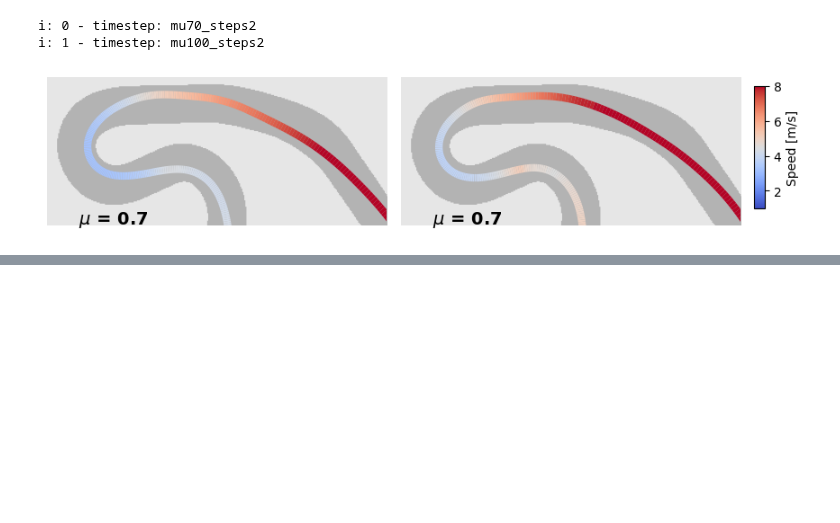
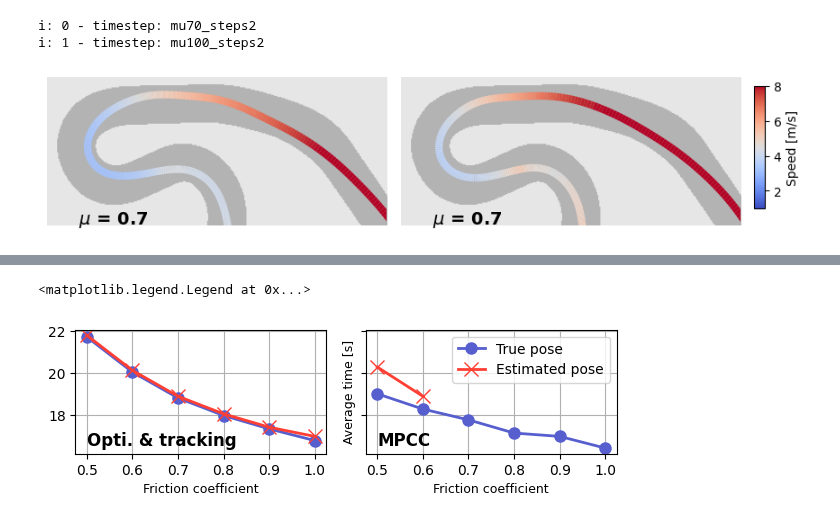
Before and after one commit to BDEvan5/f1tenth_benchmarks, a Jupyter notebook: f1tenth_benchmarks/benchmark_results/friction_result_plots.ipynb, the cells around one changed output, grey strips where cells are left out. Drawn from its saved outputs; the diff is of its cells as text; code cells hidden in the pictures; blank space fills up the shorter version.

```diff
--- a/f1tenth_benchmarks/benchmark_results/friction_result_plots.ipynb
+++ b/f1tenth_benchmarks/benchmark_results/friction_result_plots.ipynb
@@ -132,0 +169,63 @@ i: 1 - timestep: mu100_steps2
+# %%
+friction_vals = [0.5, 0.6, 0.7, 0.8, 0.9, 1]
+map_name = "aut"
+planners = ["PP", "MPCC"]
+modes = ["GlobalPlan", "FullStack"]
+# plot_titles = ["True pose", "Estimated pose"]
+planner_names = [f"{mode}{planner}" for mode in modes for planner in planners]
+timesteps = [4]
+
+
+block_size = 150
+summary_df = pd.read_csv("Logs/Summary.csv")
+summary_df = summary_df[summary_df.MapName == map_name]
+
+pp_df = summary_df[summary_df.Vehicle.str.contains("PP")]
+pp_df = pp_df[pp_df.TestID.str[:2] == "mu"]
+test_ids = pp_df["TestID"].str.split("_", expand=True)
+pp_df["mu"] = test_ids[0].str[2:].astype(float) / 100
+timestep_series = test_ids[1].str[5:]
+timestep_series.dropna(inplace=True)
+pp_df["simulator_timestep"] = timestep_series.astype(int)
+pp_df["CompletionRate"] *= 100
+pp_df = pp_df[pp_df["simulator_timestep"].isin(timesteps)]
+
+mpcc_df = summary_df[summary_df.Vehicle.str.contains("MPCC")]
+mpcc_df = mpcc_df[mpcc_df.TestID.str[:4] == "mpcc"]
+test_ids = mpcc_df["TestID"].str.split("_", expand=True)
+mpcc_df["mu"] = test_ids[1].str[2:].astype(float) / 100
+mpcc_df["CompletionRate"] *= 100
+
+
+fig, axs = plt.subplots(1, 2, figsize=(6, 2.), sharex=True, sharey=True)
+
+plt.sca(axs[0])
+plan_pp_df = pp_df[pp_df["Vehicle"] == "GlobalPlanPP"].sort_values(by="mu")
+plt.plot(plan_pp_df["mu"], plan_pp_df["AvgTime"], '-o', label="True pose", linewidth=2, color=periwinkle, markersize=8)
+full_pp_df = pp_df[pp_df["Vehicle"] == "FullStackPP"].sort_values(by="mu")
+plt.plot(full_pp_df["mu"], full_pp_df["AvgTime"], '-x', label="Estimated pose", linewidth=2, color=red_orange, markersize=10)
+
+plt.xlabel("Friction coefficient", size=9)
+# plt.ylabel("Average time [s]", size=9)
+plt.grid()
+plt.text(0.5, 16.5, "Opti. & tracking", fontsize=12, fontdict={'weight': 'bold'})
+
+plt.sca(axs[1])
+plan_mpcc_df = mpcc_df[mpcc_df["Vehicle"] == "GlobalPlanMPCC"].sort_values(by="mu")
+plt.plot(plan_mpcc_df["mu"], plan_mpcc_df["AvgTime"], '-o', label="True pose", linewidth=2, color=periwinkle, markersize=8)
+full_mpcc_df = mpcc_df[mpcc_df["Vehicle"] == "FullStackMPCC"].sort_values(by="mu")
+plt.plot(full_mpcc_df["mu"], full_mpcc_df["AvgTime"], '-x', label="Estimated pose", linewidth=2, color=red_orange, markersize=10)
+plt.grid()
+
+plt.xlabel("Friction coefficient", size=9)
+plt.ylabel("Average time [s]", size=9)
+plt.text(0.5, 16.5, "MPCC", fontsize=12, fontdict={'weight': 'bold'})
+
+plt.tight_layout()
+# plt.legend(loc='center', bbox_to_anchor=(0.5, 1.22), fontsize=9, ncol=2)
+plt.legend()
+
+plt.savefig(save_path + "FrictionTimeComparison.svg", bbox_inches='tight')
+# %% [output]
+<matplotlib.legend.Legend at 0x...>
+[figure, added]
```
Also changed, not shown: parts of 1 cell of this notebook, 6 other files.
